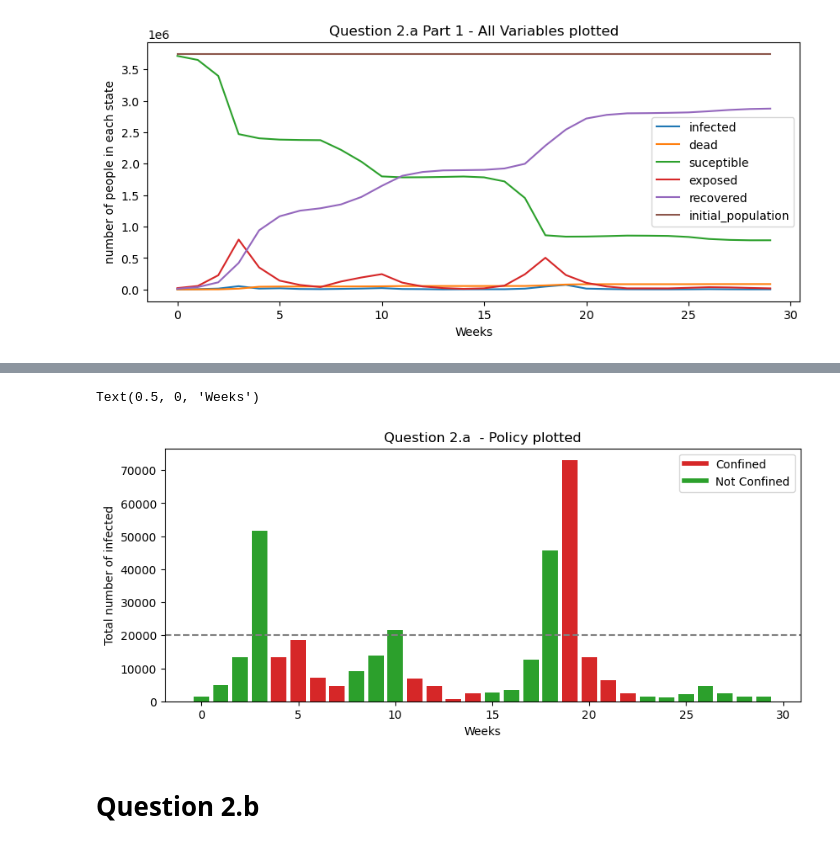
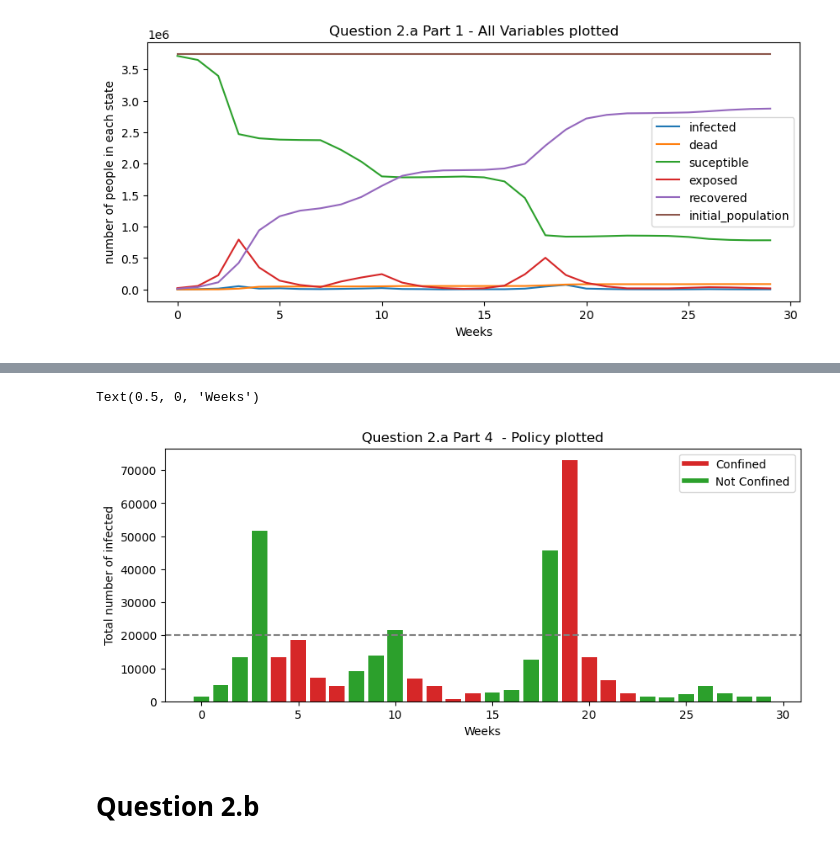
Before and after one commit to mohahf19/ANNRL-2023, a Jupyter notebook: notebooks/q2.ipynb, the cells around one changed output, grey strips where cells are left out. Cells and saved outputs as stored; diff of their text form; code cells hidden in the pictures.

```diff
--- a/notebooks/q2.ipynb
+++ b/notebooks/q2.ipynb
@@ -191,35 +195,35 @@ fig.tight_layout()
 # %%
 from matplotlib.lines import Line2D
 
 custom_lines = [
     Line2D([0], [0], color="tab:red", lw=4),
     Line2D([0], [0], color="tab:green", lw=4),
 ]
 
 
 fig, ax = plt.subplots(1, 1, figsize=(10, 4))
 
 weeks = np.arange(len(policy))
 
 colors = []
 
 for i in range(len(policy)):
     if policy[i] == 1:
         colors.append("tab:red")
     else:
         colors.append("tab:green")
 
 total_tmp = {"infected": total["infected"]}
 [ax.bar(weeks, y, color=colors) for y in total_tmp.values()]
 
 ax.axhline(y=INFECTED_THRESHOLD, color="gray", linestyle="--")
 ax.legend(custom_lines, ["Confined", "Not Confined"])
-ax.set_title("Question 2.a  - Policy plotted")
+ax.set_title("Question 2.a Part 4  - Policy plotted")
 ax.set_ylabel("Total number of infected")
 ax.set_xlabel("Weeks")
 # %% [output]
 Text(0.5, 0, 'Weeks')
-[figure, old version]
+[figure, new version]
 # %% [markdown]
 # Question 2.b
 # %% [markdown]
```
Also changed, not shown: parts of 5 cells of this notebook.
